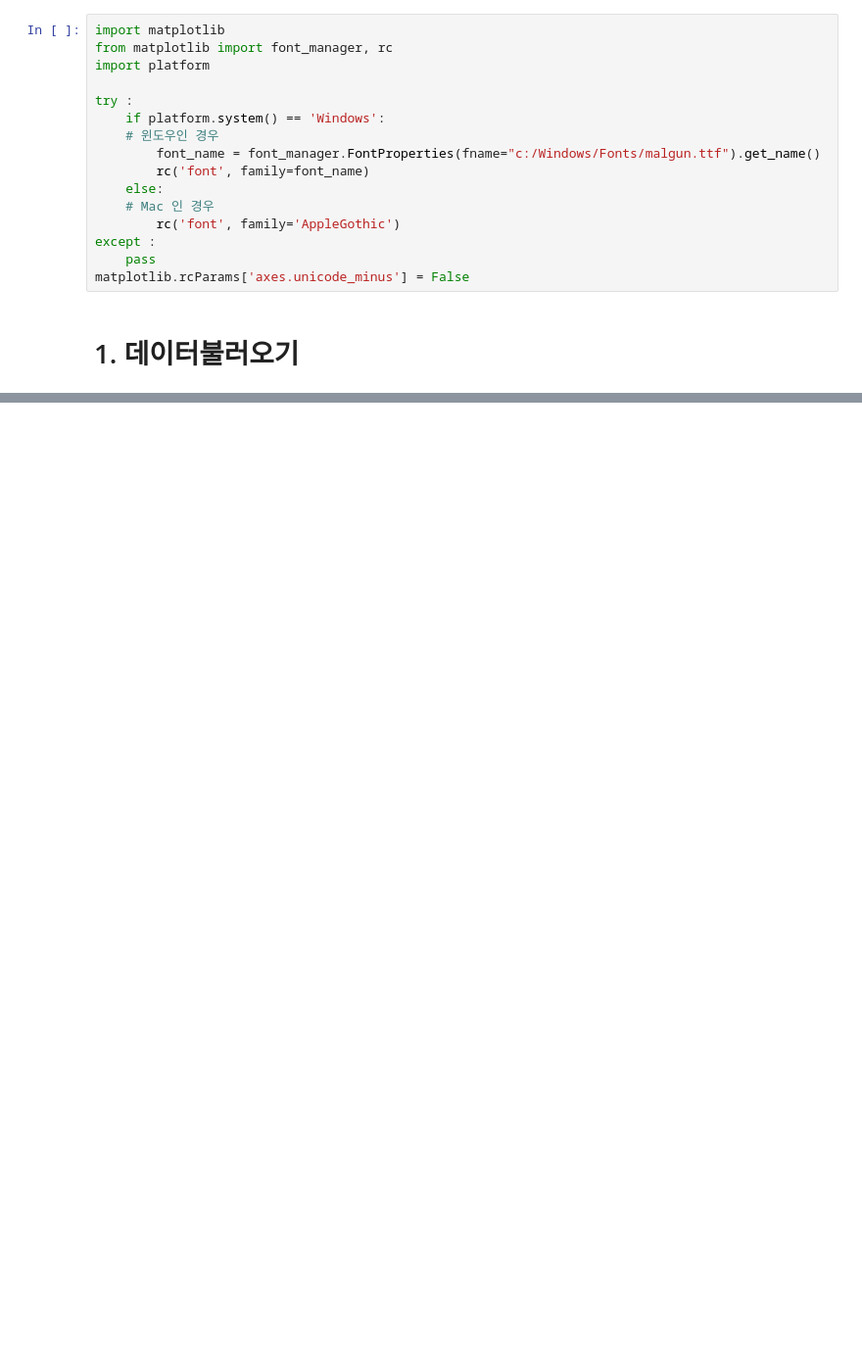
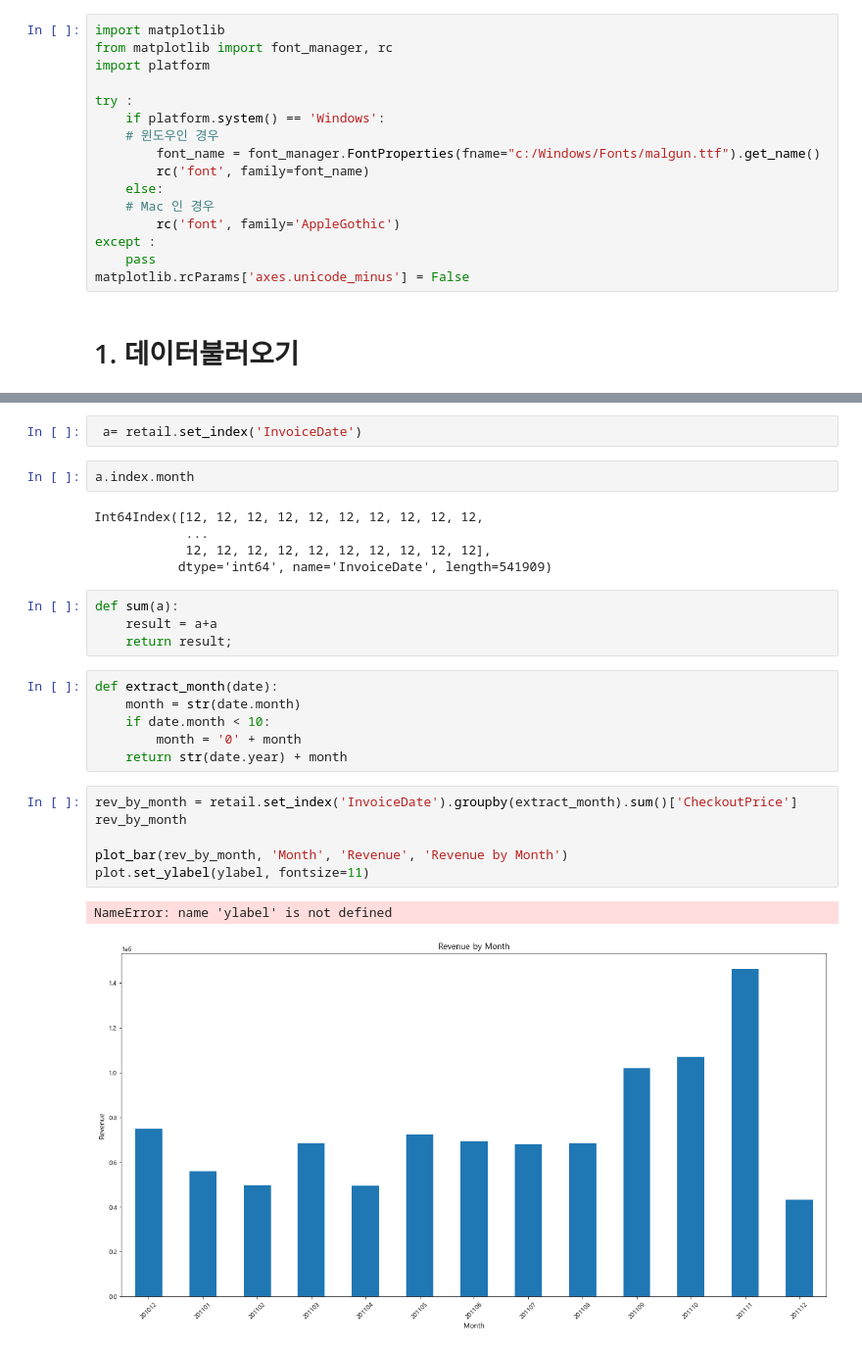
Before and after one commit to iamjinuk/bigman, a Jupyter notebook: 고객 데이터 분석 실습.ipynb, the cells around one changed output, grey strips where cells are left out. Shown: that part at 98% size. Drawn from its saved outputs; the diff is of its cells as text; blank space fills up the shorter version.

```diff
--- a/고객 데이터 분석 실습.ipynb
+++ b/고객 데이터 분석 실습.ipynb
@@ -225,0 +316,28 @@ retail.to_csv('./OnlineRetailClean.csv')
+# %%
+ a= retail.set_index('InvoiceDate')
+# %%
+a.index.month
+# %% [output]
+Int64Index([12, 12, 12, 12, 12, 12, 12, 12, 12, 12,
+            ...
+            12, 12, 12, 12, 12, 12, 12, 12, 12, 12],
+           dtype='int64', name='InvoiceDate', length=541909)
+# %%
+def sum(a):
+    result = a+a
+    return result;
+# %%
+def extract_month(date):
+    month = str(date.month)
+    if date.month < 10:
+        month = '0' + month
+    return str(date.year) + month
+# %%
+rev_by_month = retail.set_index('InvoiceDate').groupby(extract_month).sum()['CheckoutPrice']
+rev_by_month
+
+plot_bar(rev_by_month, 'Month', 'Revenue', 'Revenue by Month')
+plot.set_ylabel(ylabel, fontsize=11)
+# %% [output]
+NameError: name 'ylabel' is not defined
+[figure, added]
```
Also changed, not shown: parts of 53 cells of this notebook.
